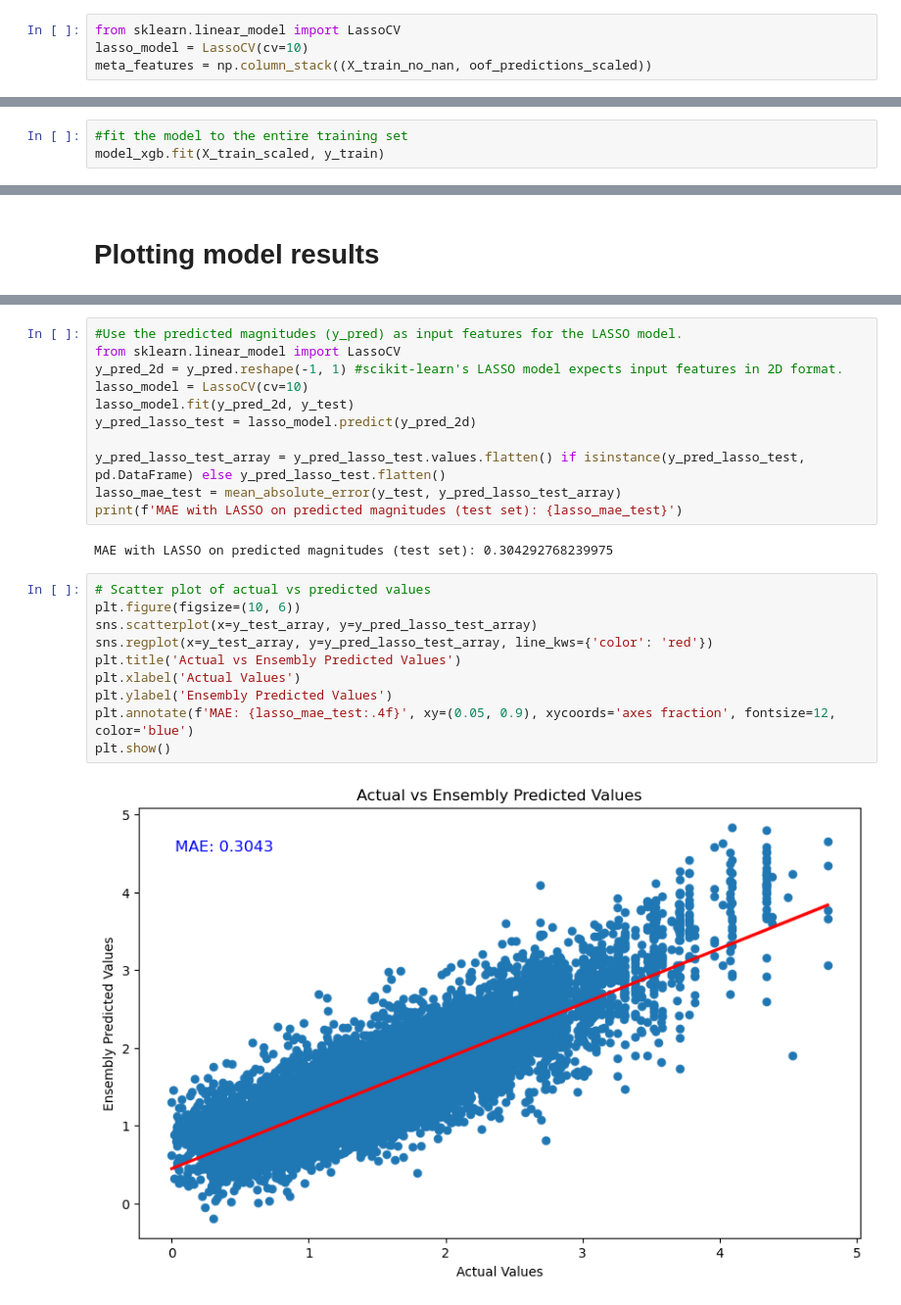
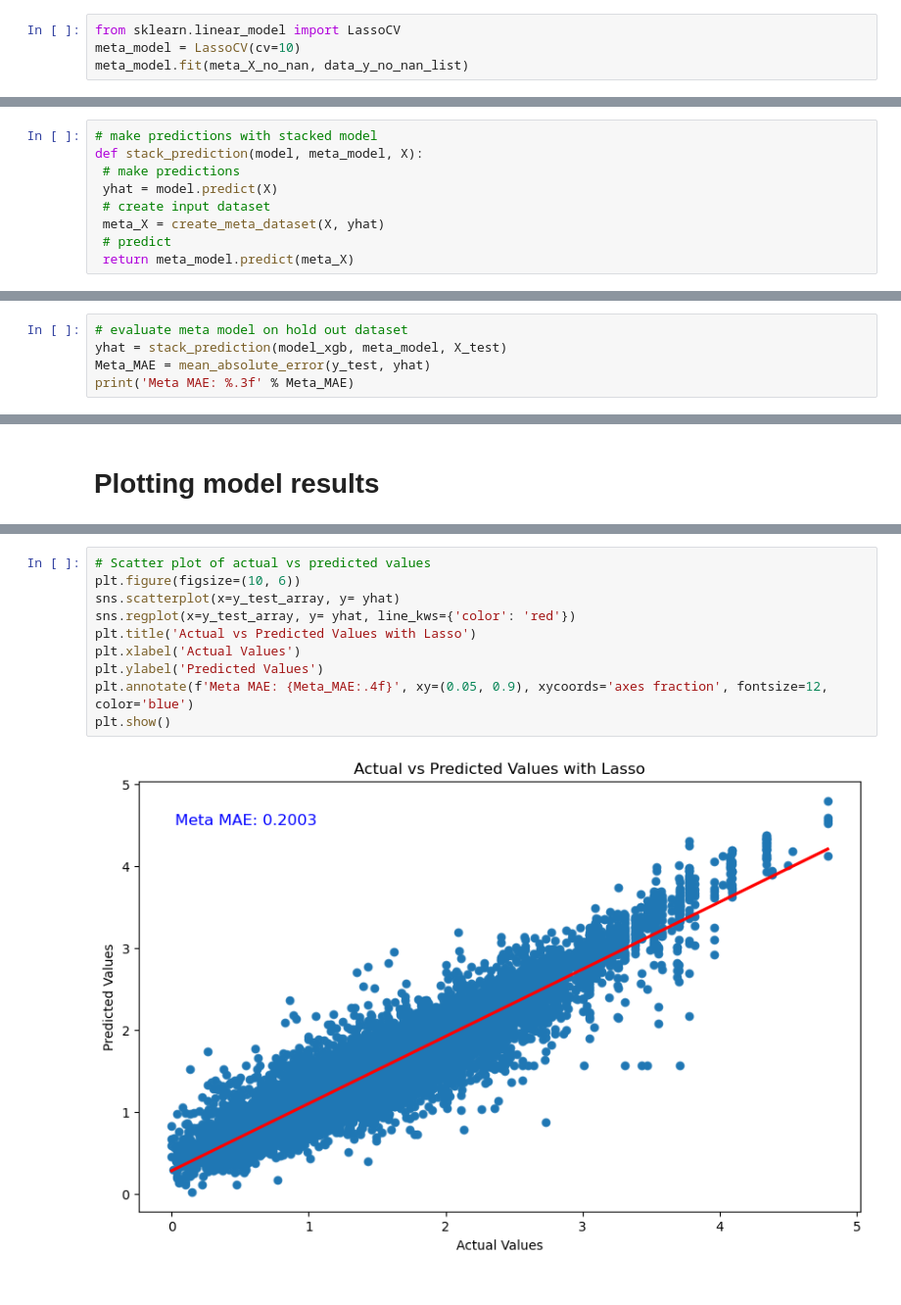
Before and after one commit to Benz-Poobua/ESS-469-Project, a Jupyter notebook: ESS 469 Project Draft .ipynb, the cells around one changed output, grey strips where cells are left out. Shown at 98% size. Cells and saved outputs as stored; diff of their text form.

```diff
--- a/ESS 469 Project Draft .ipynb
+++ b/ESS 469 Project Draft .ipynb
@@ -177,4 +215,4 @@ len(xgb_yhat)
 # %%
 from sklearn.linear_model import LassoCV
-lasso_model = LassoCV(cv=10)
-meta_features = np.column_stack((X_train_no_nan, oof_predictions_scaled))
+meta_model = LassoCV(cv=10)
+meta_model.fit(meta_X_no_nan, data_y_no_nan_list)
@@ -219,3 +220,0 @@ Standard Deviation of MAE: 0.002846798773827519
-# %%
-#fit the model to the entire training set
-model_xgb.fit(X_train_scaled, y_train)
@@ -249,0 +221,9 @@ MAE on the Test Set: 0.3052198588848114
+# %%
+# make predictions with stacked model
+def stack_prediction(model, meta_model, X):
+ # make predictions
+ yhat = model.predict(X)
+ # create input dataset
+ meta_X = create_meta_dataset(X, yhat)
+ # predict
+ return meta_model.predict(meta_X)
@@ -249,0 +237,5 @@ MAE on the Test Set: 0.3052198588848114
+# %%
+# evaluate meta model on hold out dataset
+yhat = stack_prediction(model_xgb, meta_model, X_test)
+Meta_MAE = mean_absolute_error(y_test, yhat)
+print('Meta MAE: %.3f' % Meta_MAE)
@@ -271,25 +262,12 @@ plt.show()
-# %%
-#Use the predicted magnitudes (y_pred) as input features for the LASSO model.
-from sklearn.linear_model import LassoCV
-y_pred_2d = y_pred.reshape(-1, 1) #scikit-learn's LASSO model expects input features in 2D format.
-lasso_model = LassoCV(cv=10)
-lasso_model.fit(y_pred_2d, y_test)
-y_pred_lasso_test = lasso_model.predict(y_pred_2d)
-
-y_pred_lasso_test_array = y_pred_lasso_test.values.flatten() if isinstance(y_pred_lasso_test, pd.DataFrame) else y_pred_lasso_test.flatten()
-lasso_mae_test = mean_absolute_error(y_test, y_pred_lasso_test_array)
-print(f'MAE with LASSO on predicted magnitudes (test set): {lasso_mae_test}')
-# %% [output]
-MAE with LASSO on predicted magnitudes (test set): 0.304292768239975
 # %%
 # Scatter plot of actual vs predicted values
 plt.figure(figsize=(10, 6))
-sns.scatterplot(x=y_test_array, y=y_pred_lasso_test_array)
-sns.regplot(x=y_test_array, y=y_pred_lasso_test_array, line_kws={'color': 'red'})
-plt.title('Actual vs Ensembly Predicted Values')
+sns.scatterplot(x=y_test_array, y= yhat)
+sns.regplot(x=y_test_array, y= yhat, line_kws={'color': 'red'})
+plt.title('Actual vs Predicted Values with Lasso')
 plt.xlabel('Actual Values')
-plt.ylabel('Ensembly Predicted Values')
-plt.annotate(f'MAE: {lasso_mae_test:.4f}', xy=(0.05, 0.9), xycoords='axes fraction', fontsize=12, color='blue')
+plt.ylabel('Predicted Values')
+plt.annotate(f'Meta MAE: {Meta_MAE:.4f}', xy=(0.05, 0.9), xycoords='axes fraction', fontsize=12, color='blue')
 plt.show()
 # %% [output]
-[figure, old version]
+[figure, new version]
```
Also changed, not shown: parts of 38 cells of this notebook.
